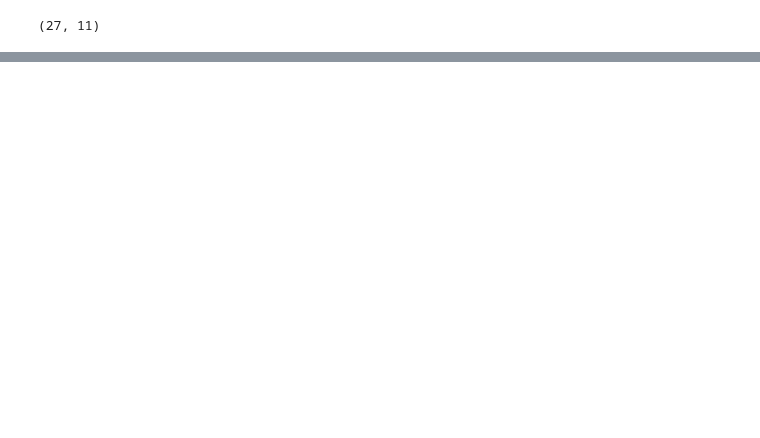
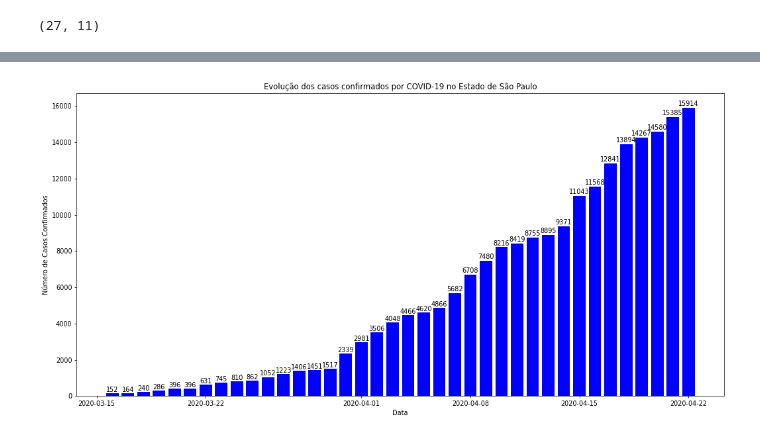
Before and after one commit to SauloHMCosta/Covid-19_Cases_and_total_deaths_Brazil, a Jupyter notebook: Covid 19_ Brasil_ UFs.ipynb, the cells around one changed output, grey strips where cells are left out. Drawn from its saved outputs; the diff is of its cells as text; code cells hidden in the pictures; blank space fills up the shorter version.

Commit message:
Covid 19 - Brazil

```diff
--- a/Covid 19_ Brasil_ UFs.ipynb
+++ b/Covid 19_ Brasil_ UFs.ipynb
@@ -232,0 +234,35 @@ plt.show()
+# %%
+# Evolução dos casos confirmados de Coronavirus na cidade de São Paulo
+
+# define size of figure
+width_in_inches = 15
+height_in_inches = 7.5
+dots_per_inch = 70
+
+plt.figure(
+    figsize=(width_in_inches, height_in_inches),
+    dpi=dots_per_inch)
+
+Data = df_sp_evo['Data']
+Mortes = df_sp_evo['Casos_Confirmados']
+
+# Plot the bar graph
+plot = plt.bar(Data, Mortes, color= 'blue')
+
+# Add the data value on head of the bar
+for value in plot:
+    height = value.get_height()
+    plt.text(value.get_x() + value.get_width()/2.,
+             1.002*height,'%d' % int(height), ha='center', va='bottom')
+
+# Add labels and title
+plt.title('Evolução dos casos confirmados por COVID-19 no Estado de São Paulo')
+plt.xlabel('Data')
+plt.ylabel('Número de Casos Confirmados')
+
+plt.tight_layout()
+plt.savefig("São_Paulo_Cases_evolution.png")
+
+plt.show()
+# %% [output]
+[figure, added]
```
Also changed, not shown: parts of 14 cells of this notebook, 6 other files.
